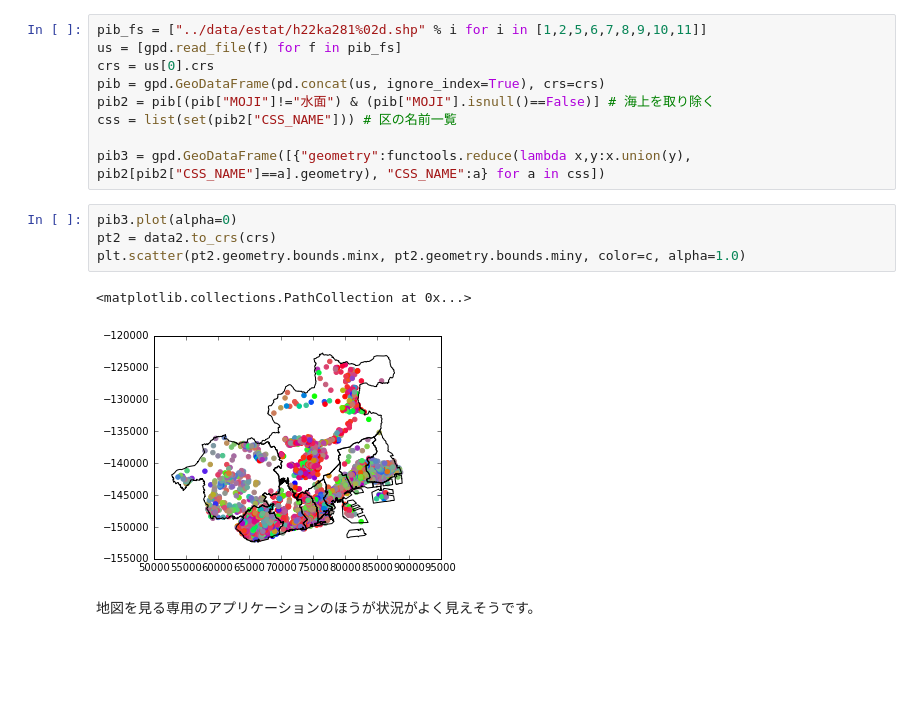
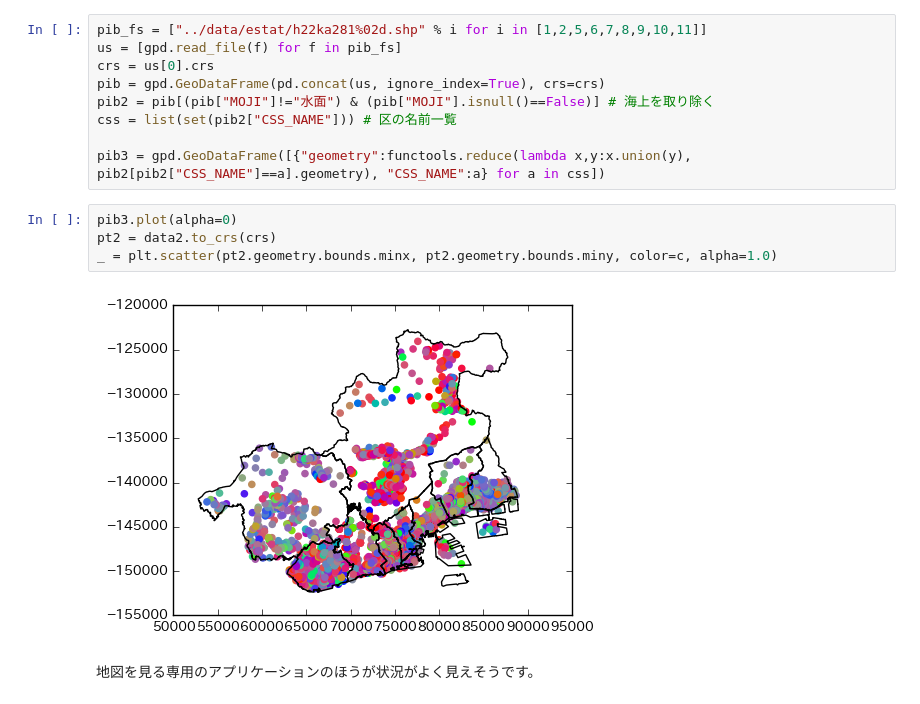
Before and after one commit to hkwi/kobe-barcelona, a Jupyter notebook: notes/2016-09-26-kobe.ipynb, the cells around one changed output. Drawn from its saved outputs; the diff is of its cells as text; blank space fills up the shorter version.

```diff
--- a/notes/2016-09-26-kobe.ipynb
+++ b/notes/2016-09-26-kobe.ipynb
@@ -125,9 +123,8 @@ pib3 = gpd.GeoDataFrame([{"geometry":functools.reduce(lambda x,y:x.union(y), pib
 # %%
 pib3.plot(alpha=0)
 pt2 = data2.to_crs(crs)
-plt.scatter(pt2.geometry.bounds.minx, pt2.geometry.bounds.miny, color=c, alpha=1.0)
+_ = plt.scatter(pt2.geometry.bounds.minx, pt2.geometry.bounds.miny, color=c, alpha=1.0)
 # %% [output]
-<matplotlib.collections.PathCollection at 0x...>
-[figure, old version]
+[figure, new version]
 # %% [markdown]
 地図を見る専用のアプリケーションのほうが状況がよく見えそうです。
```
Also changed, not shown: parts of 6 cells of this notebook, 10 other files.
